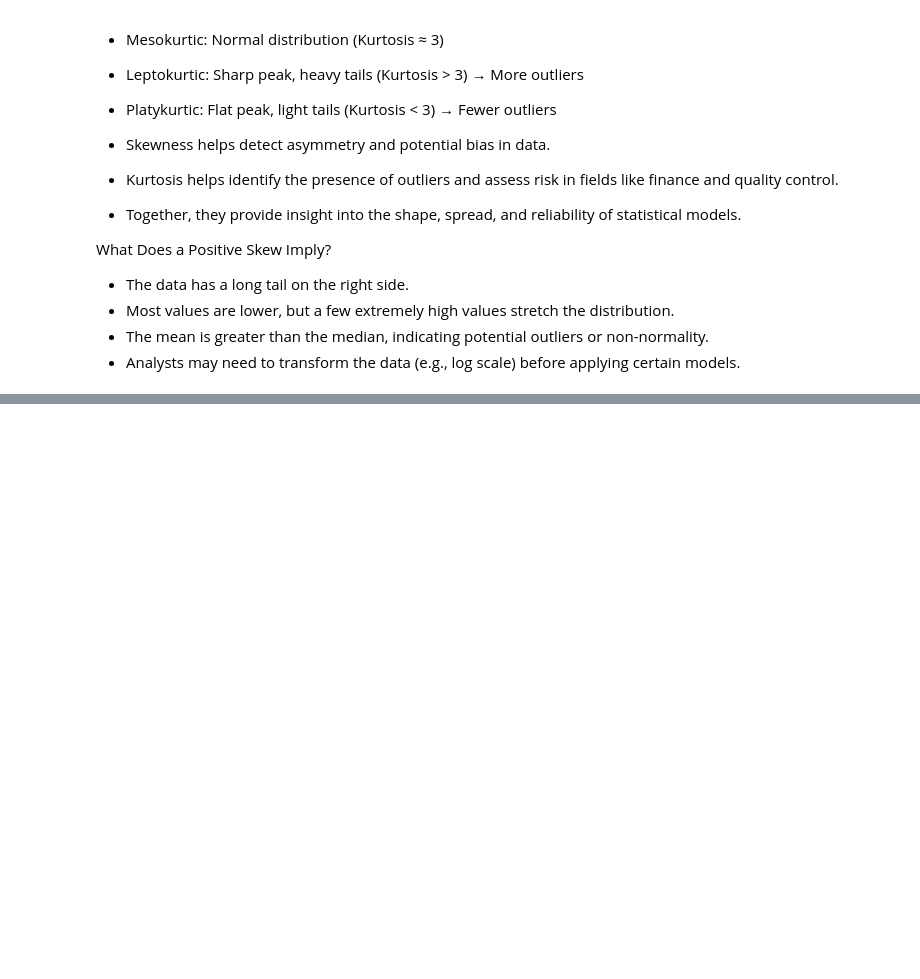
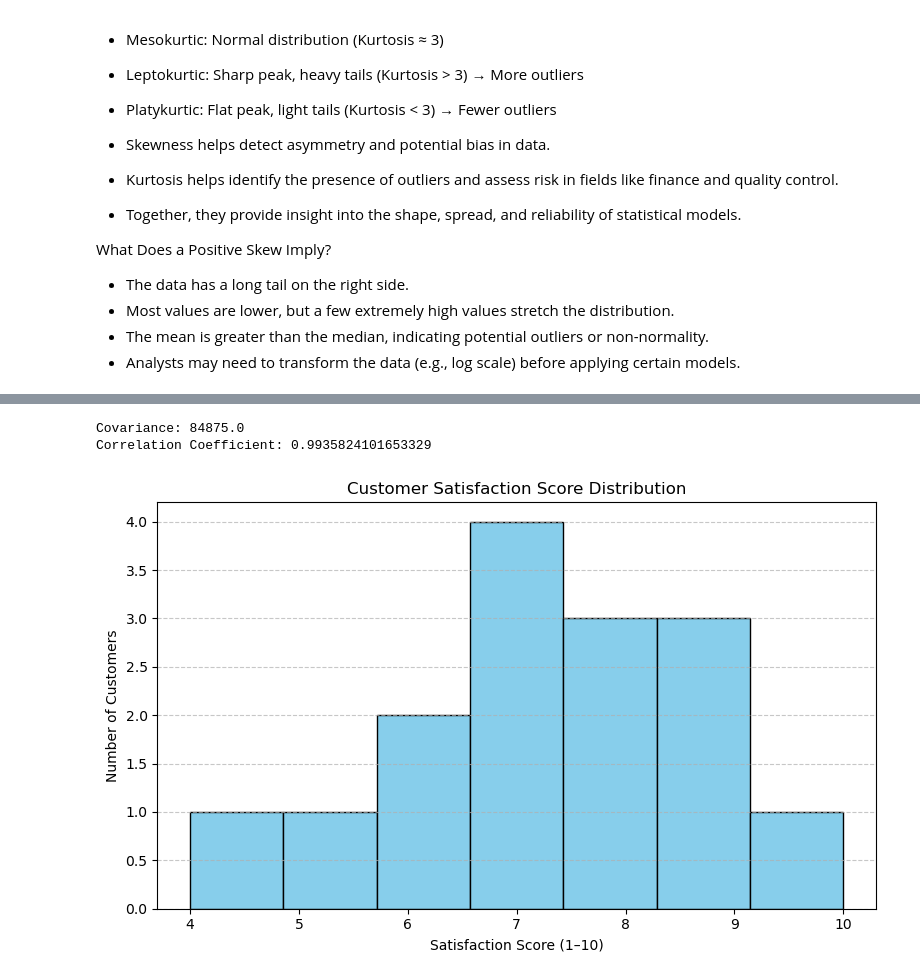
Before and after one commit to Harshita-Rashmi/statistics-assignment, a Jupyter notebook: statistics.ipynb, the cells around one changed output, grey strips where cells are left out. Saved outputs shown, nothing was run; the diff lists cells and outputs as text; code cells hidden in the pictures; blank space fills up the shorter version.

```diff
--- a/statistics.ipynb
+++ b/statistics.ipynb
@@ -236,0 +227,67 @@ These tools help assess whether customers are generally satisfied and whether th
+# %%
+'''Question 8: You are working as a data analyst in an e-commerce company. The marketing team wants to know if there is a relationship between advertising spend and daily sales.
+
+● Explain how you would use covariance and correlation to explore this relationship. ● Write Python code to compute the correlation between the two lists: advertising_spend = [200, 250, 300, 400, 500] daily_sales = [2200, 2450, 2750, 3200, 4000]'''
+
+
+
+import numpy as np
+
+# Given data
+advertising_spend = [200, 250, 300, 400, 500]
+daily_sales = [2200, 2450, 2750, 3200, 4000]
+
+# Convert to NumPy arrays
+x = np.array(advertising_spend)
+y = np.array(daily_sales)
+
+# Compute covariance matrix
+cov_matrix = np.cov(x, y, bias=False)
+covariance = cov_matrix[0, 1]
+
+# Compute correlation coefficient
+correlation = np.corrcoef(x, y)[0, 1]
+
+# Display results
+print("Covariance:", covariance)
+print("Correlation Coefficient:", correlation)
+# %% [output]
+Covariance: 84875.0
+Correlation Coefficient: 0.9935824101653329
+# %%
+'''Question 9: Your team has collected customer satisfaction survey data on a scale of 1-10 and wants to understand its distribution before launching a new product. ● Explain which summary statistics and visualizations (e.g. mean, standard deviation, histogram) you’d use. ● Write Python code to create a histogram using Matplotlib for the survey data: survey_scores = [7, 8, 5, 9, 6, 7, 8, 9, 10, 4, 7, 6, 9, 8, 7]
+
+
+
+
+
+To understand the distribution of customer satisfaction scores (scale 1–10), you should use:
+- Mean: Shows the average satisfaction level.
+- Median: Reveals the central tendency, especially useful if the data is skewed.
+- Standard Deviation: Measures how spread out the scores are — higher values mean more variability.
+- Histogram: Visualizes the frequency of scores, helping identify patterns, skewness, or clustering.
+- Boxplot (optional): Highlights outliers and spread using quartiles.
+These tools help assess whether customers are generally satisfied and whether the distribution is balanced or skewed before launching a new product.
+
+ Python Output Summary
+- Mean Score: 7.33
+- Standard Deviation: 1.58'''
+
+
+
+import matplotlib.pyplot as plt
+
+# Survey data
+survey_scores = [7, 8, 5, 9, 6, 7, 8, 9, 10, 4, 7, 6, 9, 8, 7]
+
+# Create histogram
+plt.figure(figsize=(8, 5))
+plt.hist(survey_scores, bins=7, edgecolor='black', color='skyblue')
+plt.title('Customer Satisfaction Score Distribution')
+plt.xlabel('Satisfaction Score (1–10)')
+plt.ylabel('Number of Customers')
+plt.grid(axis='y', linestyle='--', alpha=0.7)
+plt.tight_layout()
+plt.show()
+# %% [output]
+[figure, added]
```
Also changed, not shown: parts of 8 cells of this notebook.
